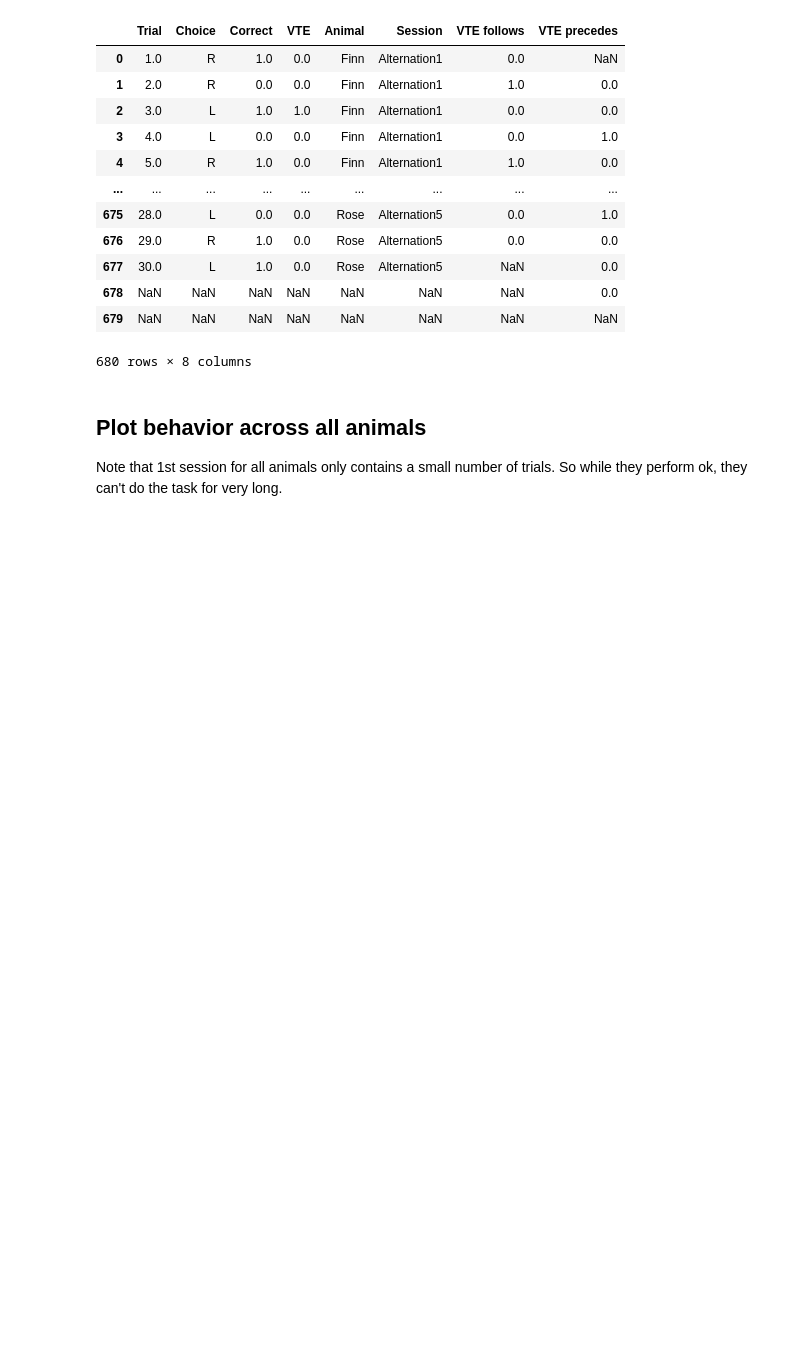
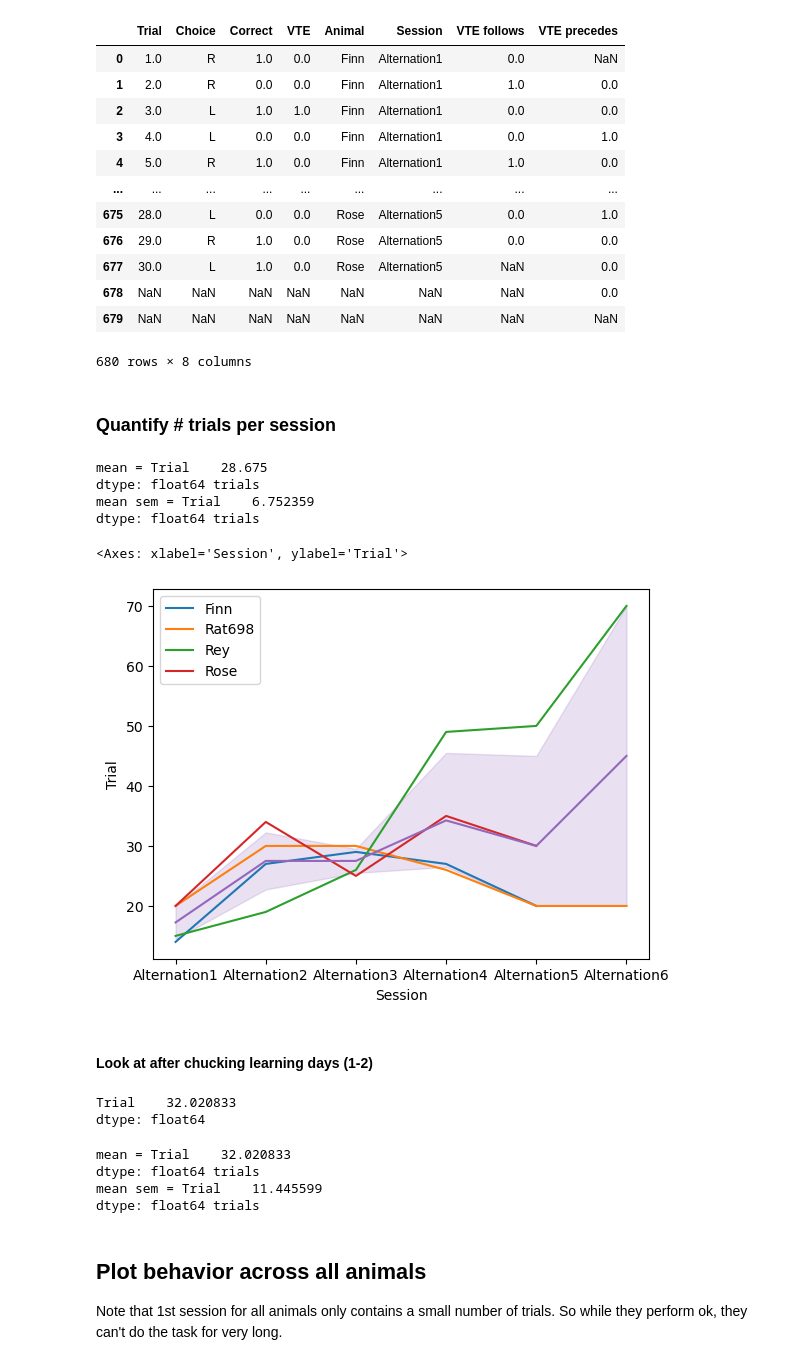
Before and after one commit to nkinsky/Projects_sandbox, a Jupyter notebook: Anesthesia/AlternationBehavior.ipynb, the cells around one changed output. Drawn from its saved outputs; the diff is of its cells as text; code cells hidden in the pictures; blank space fills up the shorter version.

```diff
--- a/Anesthesia/AlternationBehavior.ipynb
+++ b/Anesthesia/AlternationBehavior.ipynb
@@ -64,8 +70,11 @@ behave_df
 # %%
-base_dir = Path("/data2/Alternation/Recording_Rats")
+if platform.system() == "Darwin": # Nat laptop
+    base_dir = Path("/Users/nkinsky/Documents/UM/Working/Alternation/Recording_Rats")
+else:
+    if environ["HOSTNAME"] == "lnx00004": # Nat Linux computer
+        base_dir = Path("/data2/Alternation/Recording_Rats")
 
 behave_files = sorted(base_dir.glob("**/*behavior.csv"))
-
 behave_all_df = []
 for file in behave_files:
     behave_df = Alternation.get_behavioral_data(file)
@@ -101,6 +110,39 @@ behave_all_df
 | 678 | NaN | NaN | NaN | NaN | NaN | NaN | NaN | 0.0 |
 | 679 | NaN | NaN | NaN | NaN | NaN | NaN | NaN | NaN |
 680 rows × 8 columns
+# %% [markdown]
+### Quantify # trials per session
+# %%
+trial_count_df = behave_all_df.groupby(["Animal", "Session"]).count().drop(columns=["Choice", "Correct", "VTE", "VTE follows", "VTE precedes"]).reset_index()
+print(f"mean = {trial_count_df.groupby('Animal').mean(numeric_only=True).mean()} trials")
+print(f"mean sem = {trial_count_df.groupby('Animal').mean(numeric_only=True).std()} trials")
+
+_, ax = plt.subplots()
+sns.lineplot(data=trial_count_df, x="Session", y="Trial", hue="Animal", ax=ax)
+sns.lineplot(data=trial_count_df, x="Session", y="Trial", ax=ax)
+# %% [output]
+mean = Trial    28.675
+dtype: float64 trials
+mean sem = Trial    6.752359
+dtype: float64 trials
+<Axes: xlabel='Session', ylabel='Trial'>
+[figure, added]
+# %% [markdown]
+#### Look at after chucking learning days (1-2)
+# %%
+master_count_df
+# %% [output]
+Trial    32.020833
+dtype: float64
+# %%
+master_count_df = trial_count_df[~np.isin(trial_count_df.Session, ["Alternation1", "Alternation2"])]
+print(f"mean = {master_count_df.groupby('Animal').mean(numeric_only=True).mean()} trials")
+print(f"mean sem = {master_count_df.groupby('Animal').mean(numeric_only=True).std()} trials")
+# %% [output]
+mean = Trial    32.020833
+dtype: float64 trials
+mean sem = Trial    11.445599
+dtype: float64 trials
 # %% [markdown]
 ## Plot behavior across all animals
 Note that 1st session for all animals only contains a small number of trials. So while they perform ok, they can't do the task for very long.
```
Also changed, not shown: parts of 3 cells of this notebook.
